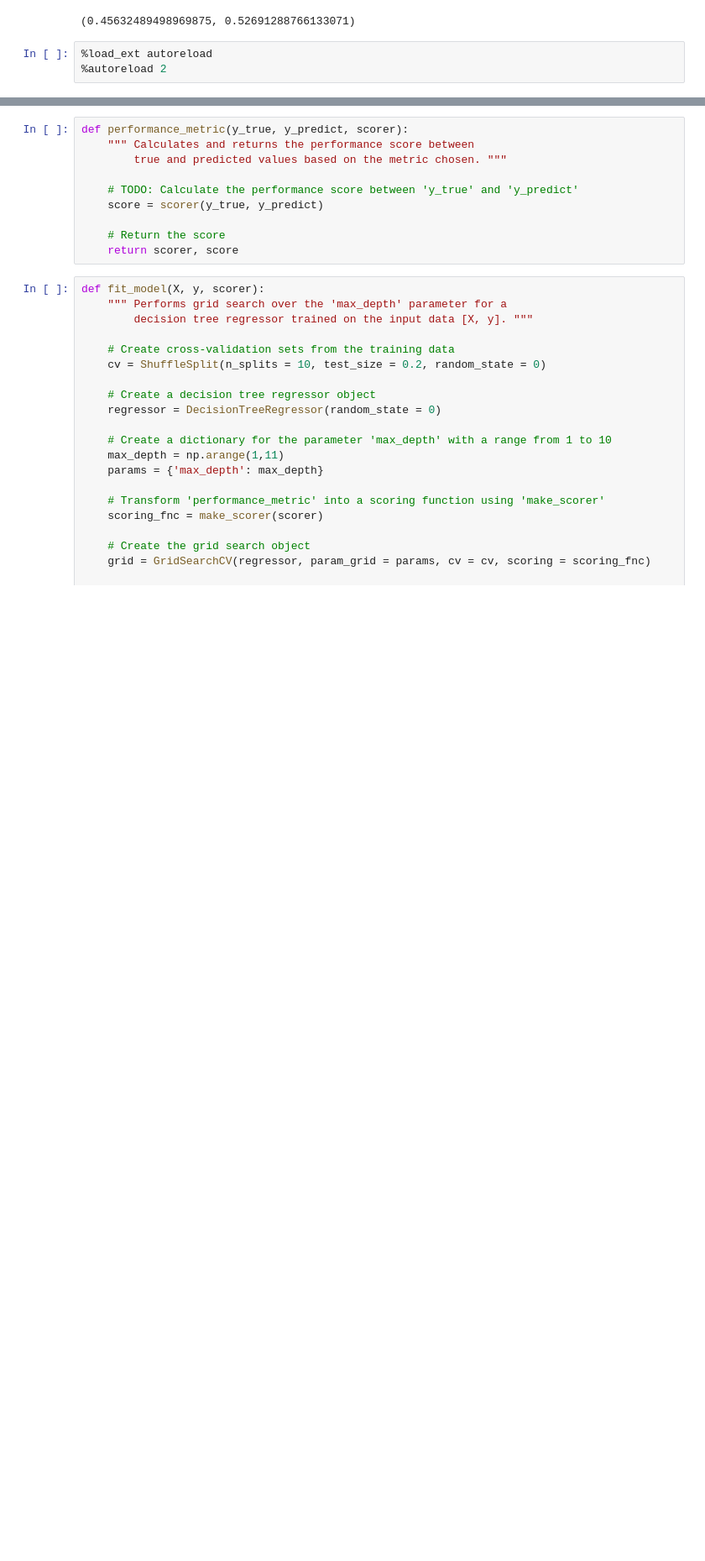
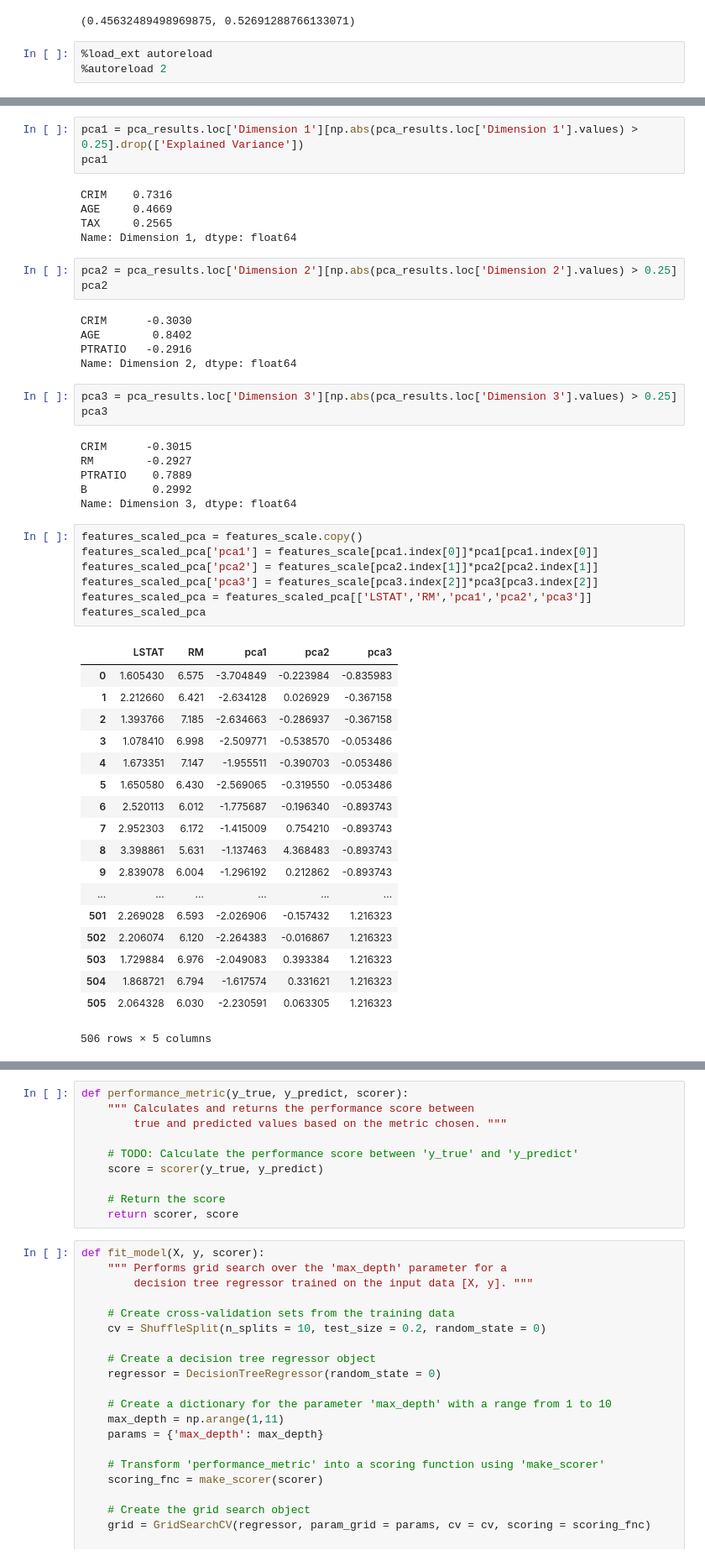
Before and after one commit to Tashwini12/Boston-Housing, a Jupyter notebook: boston_housing2.ipynb, the cells around one changed output, grey strips where cells are left out. Shown at 84% size. Saved outputs shown, nothing was run; the diff lists cells and outputs as text; blank space fills up the shorter version.

```diff
--- a/boston_housing2.ipynb
+++ b/boston_housing2.ipynb
@@ -617,0 +578,51 @@ pca_results = rs.pca_results(features_scale, pca)
+# %%
+pca1 = pca_results.loc['Dimension 1'][np.abs(pca_results.loc['Dimension 1'].values) > 0.25].drop(['Explained Variance'])
+pca1
+# %% [output]
+CRIM    0.7316
+AGE     0.4669
+TAX     0.2565
+Name: Dimension 1, dtype: float64
+# %%
+pca2 = pca_results.loc['Dimension 2'][np.abs(pca_results.loc['Dimension 2'].values) > 0.25]
+pca2
+# %% [output]
+CRIM      -0.3030
+AGE        0.8402
+PTRATIO   -0.2916
+Name: Dimension 2, dtype: float64
+# %%
+pca3 = pca_results.loc['Dimension 3'][np.abs(pca_results.loc['Dimension 3'].values) > 0.25]
+pca3
+# %% [output]
+CRIM      -0.3015
+RM        -0.2927
+PTRATIO    0.7889
+B          0.2992
+Name: Dimension 3, dtype: float64
+# %%
+features_scaled_pca = features_scale.copy()
+features_scaled_pca['pca1'] = features_scale[pca1.index[0]]*pca1[pca1.index[0]]
+features_scaled_pca['pca2'] = features_scale[pca2.index[1]]*pca2[pca2.index[1]]
+features_scaled_pca['pca3'] = features_scale[pca3.index[2]]*pca3[pca3.index[2]]
+features_scaled_pca = features_scaled_pca[['LSTAT','RM','pca1','pca2','pca3']]
+features_scaled_pca
+# %% [output]
+|  | LSTAT | RM | pca1 | pca2 | pca3 |
+| 0 | 1.605430 | 6.575 | -3.704849 | -0.223984 | -0.835983 |
+| 1 | 2.212660 | 6.421 | -2.634128 | 0.026929 | -0.367158 |
+| 2 | 1.393766 | 7.185 | -2.634663 | -0.286937 | -0.367158 |
+| 3 | 1.078410 | 6.998 | -2.509771 | -0.538570 | -0.053486 |
+| 4 | 1.673351 | 7.147 | -1.955511 | -0.390703 | -0.053486 |
+| 5 | 1.650580 | 6.430 | -2.569065 | -0.319550 | -0.053486 |
+| 6 | 2.520113 | 6.012 | -1.775687 | -0.196340 | -0.893743 |
+| 7 | 2.952303 | 6.172 | -1.415009 | 0.754210 | -0.893743 |
+| 8 | 3.398861 | 5.631 | -1.137463 | 4.368483 | -0.893743 |
+| 9 | 2.839078 | 6.004 | -1.296192 | 0.212862 | -0.893743 |
+| ... | ... | ... | ... | ... | ... |
+| 501 | 2.269028 | 6.593 | -2.026906 | -0.157432 | 1.216323 |
+| 502 | 2.206074 | 6.120 | -2.264383 | -0.016867 | 1.216323 |
+| 503 | 1.729884 | 6.976 | -2.049083 | 0.393384 | 1.216323 |
+| 504 | 1.868721 | 6.794 | -1.617574 | 0.331621 | 1.216323 |
+| 505 | 2.064328 | 6.030 | -2.230591 | 0.063305 | 1.216323 |
+506 rows × 5 columns
```
Also changed, not shown: parts of 35 cells of this notebook, 2 other files.
